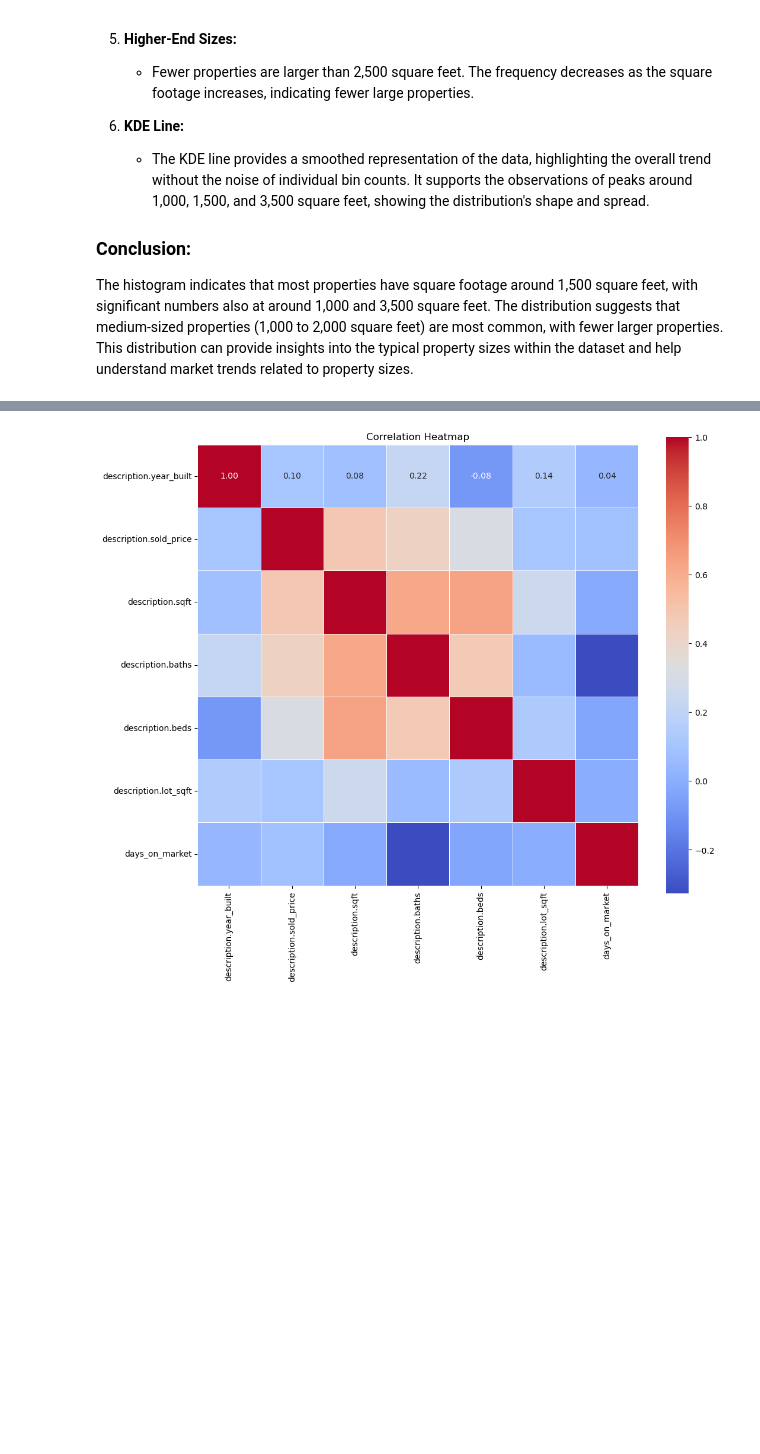
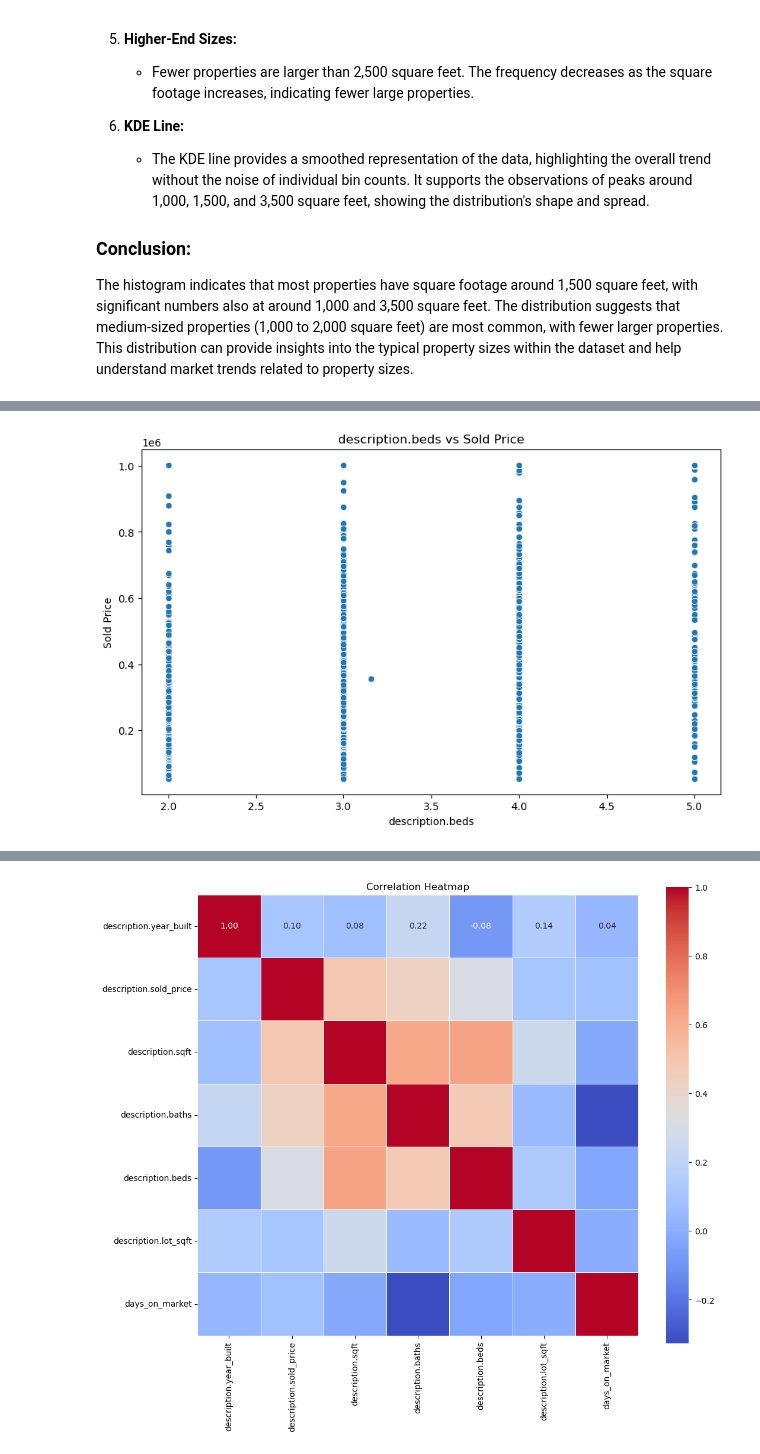
Before and after one commit to rdebullain/ML-supervised_real_estate_data, a Jupyter notebook: notebooks/1 - EDA.ipynb, the cells around one changed output, grey strips where cells are left out. Saved outputs shown, nothing was run; the diff lists cells and outputs as text; code cells hidden in the pictures; blank space fills up the shorter version.

```diff
--- a/notebooks/1 - EDA.ipynb
+++ b/notebooks/1 - EDA.ipynb
@@ -739,13 +764,12 @@ The histogram indicates that most properties have square footage around 1,500 sq
 # %%
-# Scatterplots for Numerical Variables and Target
-def plot_scatterplots(df):
-    features = ['description.beds', 'description.lot_sqft', 'days_on_market']
-    for feature in features:
+# Function to plot scatterplot for a specified feature against the target
+def plot_scatterplot(df, feature):
+    if feature in df.columns:
         plt.figure(figsize=(10, 6))
         sns.scatterplot(x=df[feature], y=df['description.sold_price'])
         plt.title(f'{feature} vs Sold Price')
         plt.xlabel(feature)
         plt.ylabel('Sold Price')
         plt.show()
-
-plot_scatterplots(df)
+    else:
+        print(f"Feature {feature} not found in DataFrame")
@@ -755,0 +776,4 @@ plot_scatterplots(df)
+# %%
+plot_scatterplot(df, 'description.beds')
+# %% [output]
+[figure, added]
```
Also changed, not shown: parts of 13 cells of this notebook, 1 other file.
